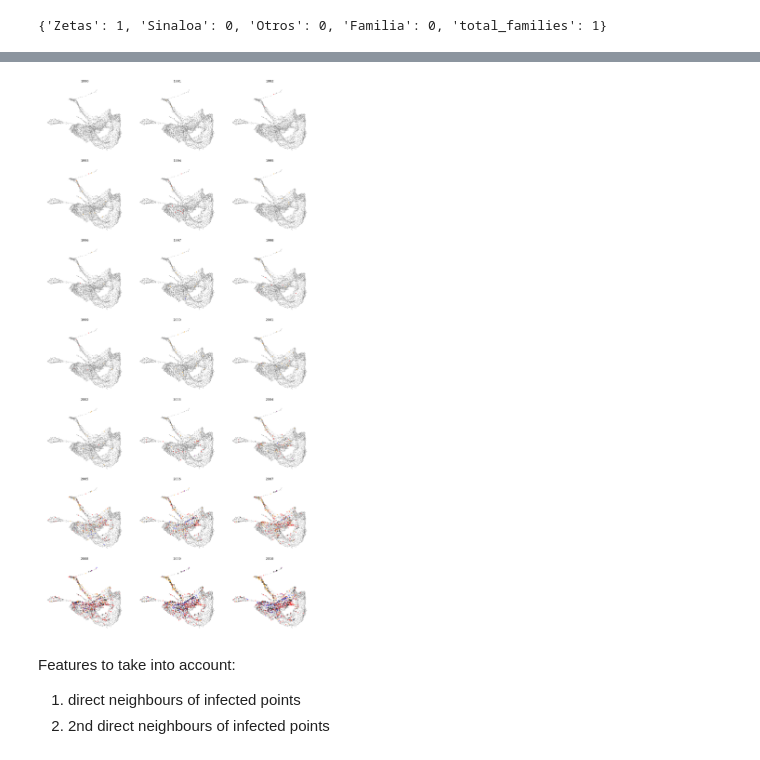
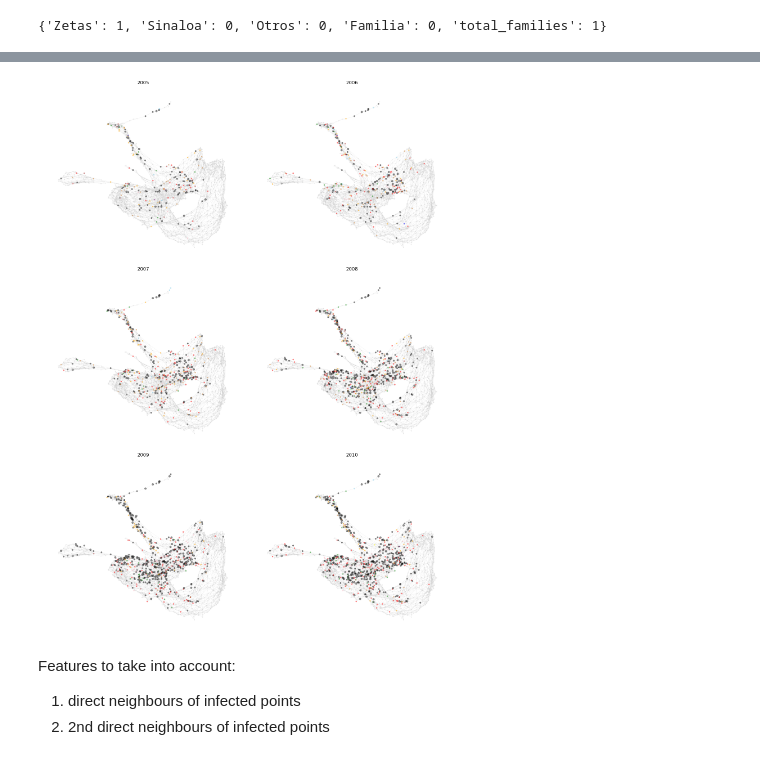
Before and after one commit to Dumitru-dev-44/NA_project, a Jupyter notebook: Notebooks/ml_notebook.ipynb, the cells around one changed output, grey strips where cells are left out. Drawn from its saved outputs; the diff is of its cells as text; code cells hidden in the pictures.

Commit message:
change the idea for the project, network 4->10 families

```diff
--- a/Notebooks/ml_notebook.ipynb
+++ b/Notebooks/ml_notebook.ipynb
@@ -166,26 +162,30 @@ KeyError: 1990
 # %%
 ## for 4 cartels:
 
-df_4 = df[['Code', 'Year', 'Zetas', 'Sinaloa', 'Otros', 'Familia']]
+df_all = df[['Code', 'Year', 'Beltran_Leyva', 'Beltran_Leyva_Family',
+       'Familia', 'Golfo', 'Juarez', 'Sinaloa', 'Sinaloa_Family', 'Tijuana',
+       'Zetas', 'Otros']]
 
-G_4 = nx.from_pandas_edgelist(
+G_all = nx.from_pandas_edgelist(
     edge_df,
     source="source",
     target="target"
 )
 
-families = ['Zetas', 'Sinaloa', 'Otros', 'Familia']
+families = ['Beltran_Leyva', 'Beltran_Leyva_Family',
+       'Familia', 'Golfo', 'Juarez', 'Sinaloa', 'Sinaloa_Family', 'Tijuana',
+       'Zetas', 'Otros']
 
 
 for year in range(1990, 2011):
-    for municipality in G_4.nodes():
+    for municipality in G_all.nodes():
 
         family_presence = {
             family: int(
                 municipality in set(
-                    df_4.loc[
-                        (df_4["Year"] == year) &
-                        (df_4[family] == 1),
+                    df_all.loc[
+                        (df_all["Year"] == year) &
+                        (df_all[family] == 1),
                         "Code"
                     ]
                 )
@@ -195,7 +195,7 @@ for year in range(1990, 2011):
 
         family_presence["total_families"] = sum(family_presence.values())
 
-        G_4.nodes[municipality][year] = family_presence
+        G_all.nodes[municipality][year] = family_presence
 # %%
 municipality_chosen = 9012
 year_chosen = 2005
@@ -242,44 +327,51 @@ plt.show()
 # %%
-fig, axes = plt.subplots(7, 3, figsize=(15, 30))
+fig, axes = plt.subplots(3, 2, figsize=(15, 20))
 axes = axes.flatten()
 
-for i, year in enumerate(range(1990, 2011)):
+for i, year in enumerate(range(2005, 2011)):
 
     node_colors = [
-        'black' if G_4.nodes[n][year]['total_families'] > 1 else
-        "red" if G_4.nodes[n][year]['Zetas'] == 1 else
-        "orange" if G_4.nodes[n][year]['Sinaloa'] == 1 else
-        "purple" if G_4.nodes[n][year]['Otros'] == 1 else
-        "blue" if G_4.nodes[n][year]['Familia'] == 1 else   "gray"
-        for n in G_4.nodes()
+        'black' if G_all.nodes[n][year]['total_families'] > 1 else
+        'red' if G_all.nodes[n][year]['Zetas'] == 1 else
+        'orange' if G_all.nodes[n][year]['Sinaloa'] == 1 else
+        'green' if G_all.nodes[n][year]['Beltran_Leyva'] == 1 else
+        'yellow' if G_all.nodes[n][year]['Beltran_Leyva_Family'] == 1 else
+        'pink' if G_all.nodes[n][year]['Familia'] == 1 else
+        'peru' if G_all.nodes[n][year]['Golfo'] == 1 else
+        'brown' if G_all.nodes[n][year]['Juarez'] == 1 else
+        'skyblue' if G_all.nodes[n][year]['Tijuana'] == 1 else
+        'purple' if G_all.nodes[n][year]['Sinaloa_Family'] == 1 else
+        'blue' if G_all.nodes[n][year]['Otros'] == 1 else
+        'lightgray'
+        for n in G_all.nodes()
     ]
     node_sizes = [
-        21 if G_4.nodes[n][year]['total_families'] > 2 else
-        11 if G_4.nodes[n][year]['total_families'] == 2 else
-        7 if G_4.nodes[n][year]['total_families'] == 1 else 2
+        21 if G_all.nodes[n][year]['total_families'] > 2 else
+        11 if G_all.nodes[n][year]['total_families'] == 2 else
+        7 if G_all.nodes[n][year]['total_families'] == 1 else 2
 
-        for n in G_4.nodes()
+        for n in G_all.nodes()
     ]
 
     nx.draw(
         G,
         pos,
         ax=axes[i],
         node_color=node_colors,
         node_size=node_sizes,
         edge_color="lightgray",
         width=0.5,
         alpha=0.4,
         with_labels=False
     )
 
     axes[i].set_title(year)
     axes[i].axis("off")
 
 plt.tight_layout()
 plt.show()
 # %% [output]
-[figure, old version]
+[figure, new version]
 # %% [markdown]
 Features to take into account:
 
```
Also changed, not shown: parts of 4 cells of this notebook.
